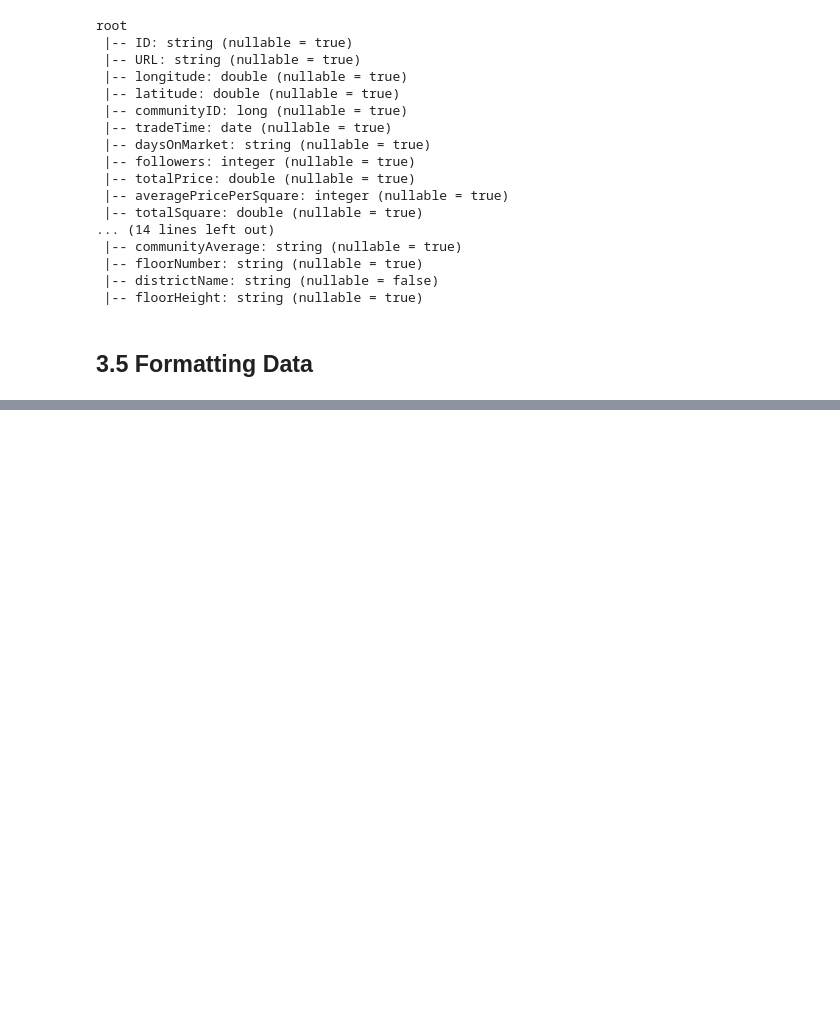
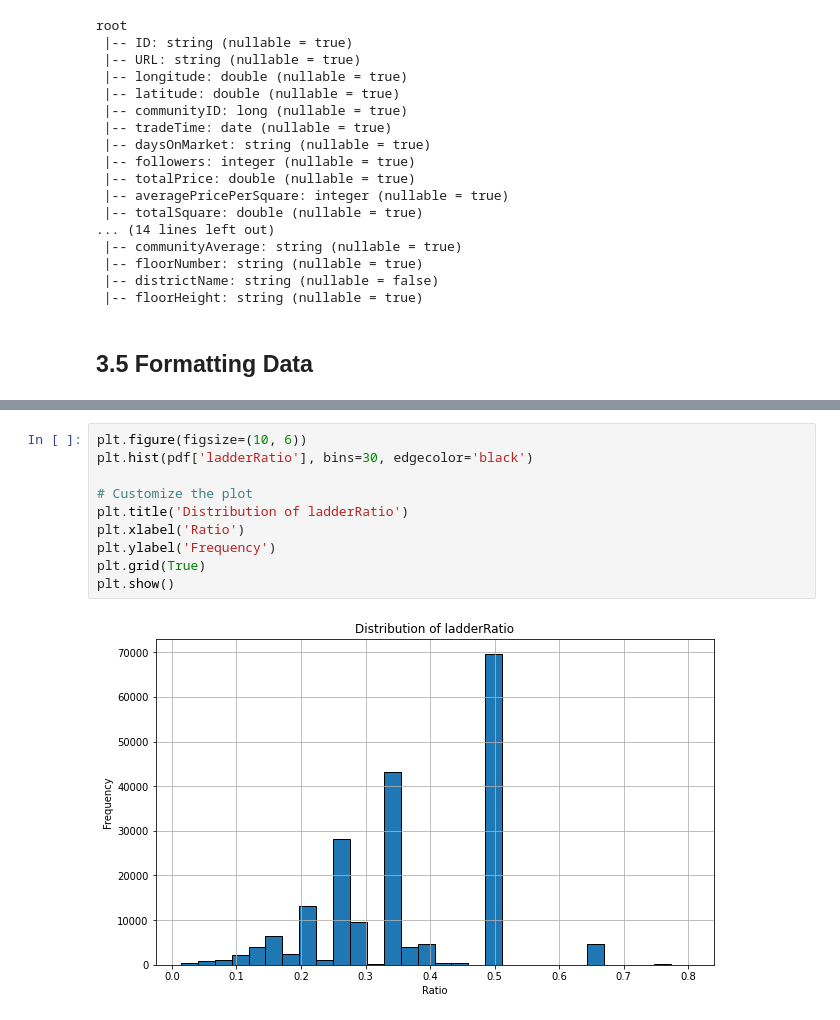
Before and after one commit to YuanhangHou/aws-instance-duplicate, a Jupyter notebook: ITERATION 4 BDAS.ipynb, the cells around one changed output, grey strips where cells are left out. Saved outputs shown, nothing was run; the diff lists cells and outputs as text; blank space fills up the shorter version.

```diff
--- a/ITERATION 4 BDAS.ipynb
+++ b/ITERATION 4 BDAS.ipynb
@@ -547,0 +868,12 @@ root
+# %%
+plt.figure(figsize=(10, 6))
+plt.hist(pdf['ladderRatio'], bins=30, edgecolor='black')
+
+# Customize the plot
+plt.title('Distribution of ladderRatio')
+plt.xlabel('Ratio')
+plt.ylabel('Frequency')
+plt.grid(True)
+plt.show()
+# %% [output]
+[figure, added]
```
Also changed, not shown: parts of 37 cells of this notebook.
